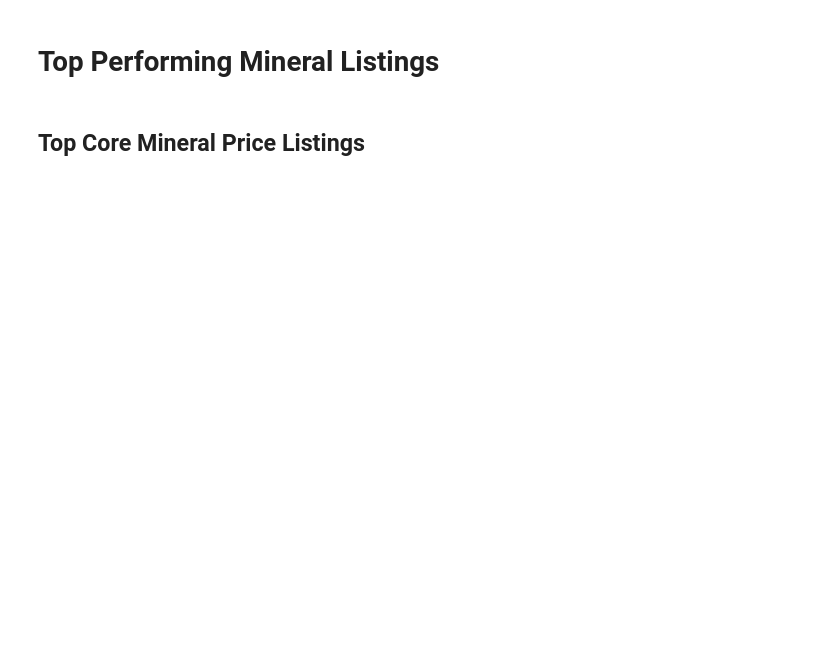
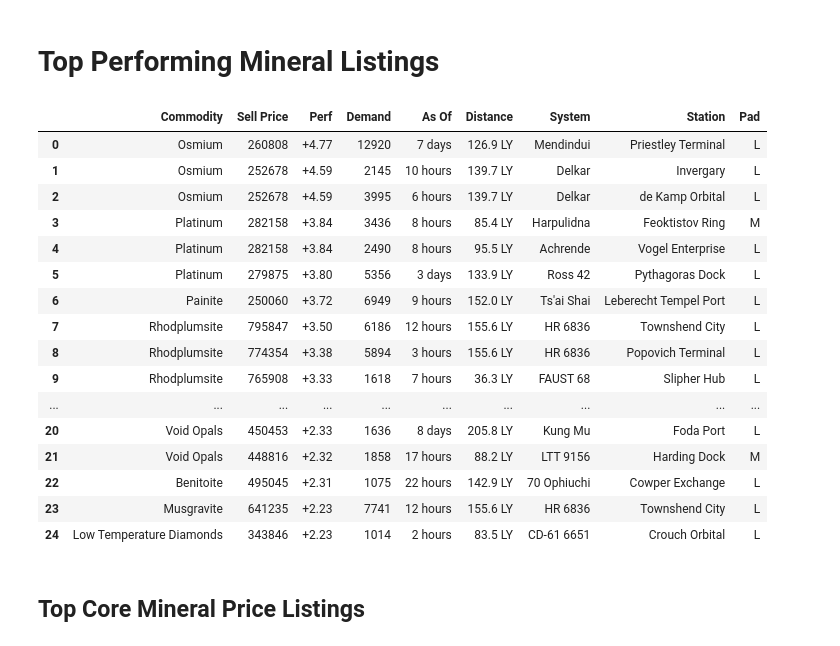
Before and after one commit to kominetz/elite-tools, a Jupyter notebook: notebooks/Daily Mining Report.ipynb, the cells around one changed output. Drawn from its saved outputs; the diff is of its cells as text; code cells hidden in the pictures; blank space fills up the shorter version.

```diff
--- a/notebooks/Daily Mining Report.ipynb
+++ b/notebooks/Daily Mining Report.ipynb
@@ -37,7 +91,25 @@ eddb.top_score_mineral_listings(ref_system, ref_radius, commodity_count=1, top_c
 # %% [markdown]
 # Top Performing Mineral Listings #
 # %%
-eddb.top_perf_mineral_listings(ref_system, ref_radius, commodity_count=3, top_count=25, min_perf = 1.0)
+eddb.top_perf_mineral_listings(ref_system, ref_radius, commodity_count=5, top_count=25, min_perf = 1.0)
+# %% [output]
+|  | Commodity | Sell Price | Perf | Demand | As Of | Distance | System | Station | Pad |
+| 0 | Osmium | 260808 | +4.77 | 12920 | 7 days | 126.9 LY | Mendindui | Priestley Terminal | L |
+| 1 | Osmium | 252678 | +4.59 | 2145 | 10 hours | 139.7 LY | Delkar | Invergary | L |
+| 2 | Osmium | 252678 | +4.59 | 3995 | 6 hours | 139.7 LY | Delkar | de Kamp Orbital | L |
+| 3 | Platinum | 282158 | +3.84 | 3436 | 8 hours | 85.4 LY | Harpulidna | Feoktistov Ring | M |
+| 4 | Platinum | 282158 | +3.84 | 2490 | 8 hours | 95.5 LY | Achrende | Vogel Enterprise | L |
+| 5 | Platinum | 279875 | +3.80 | 5356 | 3 days | 133.9 LY | Ross 42 | Pythagoras Dock | L |
+| 6 | Painite | 250060 | +3.72 | 6949 | 9 hours | 152.0 LY | Ts'ai Shai | Leberecht Tempel Port | L |
+| 7 | Rhodplumsite | 795847 | +3.50 | 6186 | 12 hours | 155.6 LY | HR 6836 | Townshend City | L |
+| 8 | Rhodplumsite | 774354 | +3.38 | 5894 | 3 hours | 155.6 LY | HR 6836 | Popovich Terminal | L |
+| 9 | Rhodplumsite | 765908 | +3.33 | 1618 | 7 hours | 36.3 LY | FAUST 68 | Slipher Hub | L |
+| ... | ... | ... | ... | ... | ... | ... | ... | ... | ... |
+| 20 | Void Opals | 450453 | +2.33 | 1636 | 8 days | 205.8 LY | Kung Mu | Foda Port | L |
+| 21 | Void Opals | 448816 | +2.32 | 1858 | 17 hours | 88.2 LY | LTT 9156 | Harding Dock | M |
+| 22 | Benitoite | 495045 | +2.31 | 1075 | 22 hours | 142.9 LY | 70 Ophiuchi | Cowper Exchange | L |
+| 23 | Musgravite | 641235 | +2.23 | 7741 | 12 hours | 155.6 LY | HR 6836 | Townshend City | L |
+| 24 | Low Temperature Diamonds | 343846 | +2.23 | 1014 | 2 hours | 83.5 LY | CD-61 6651 | Crouch Orbital | L |
 # %% [markdown]
 ## Top Core Mineral Price Listings ##
 # %%
```
Also changed, not shown: parts of 6 cells of this notebook.
